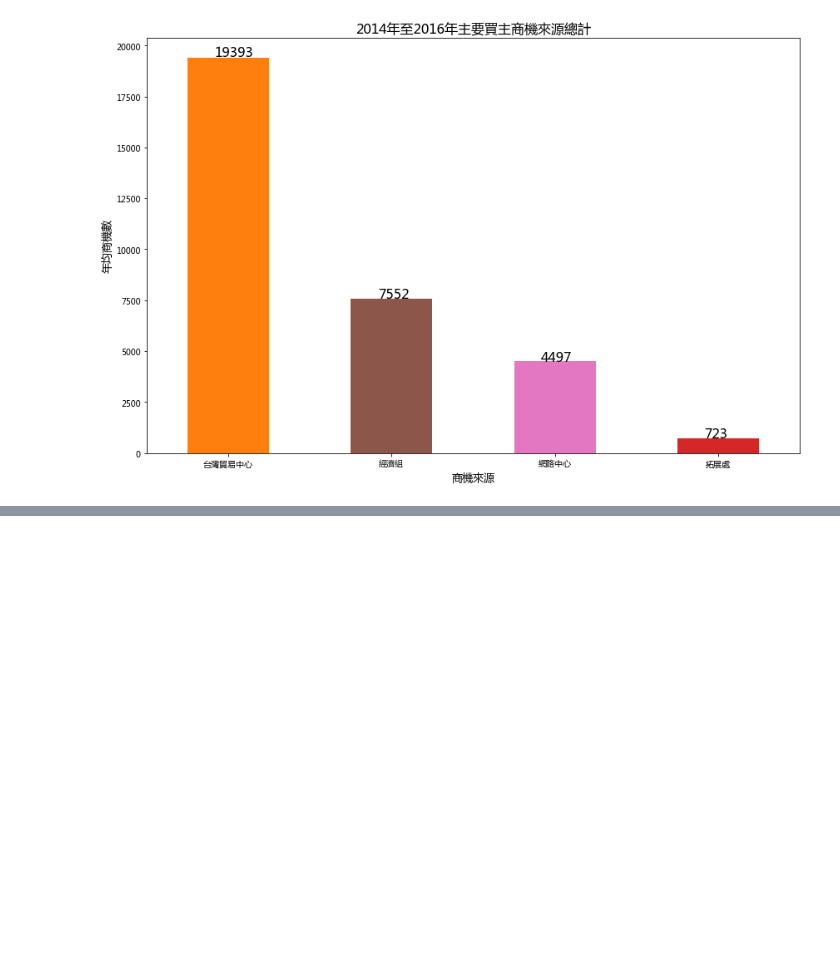
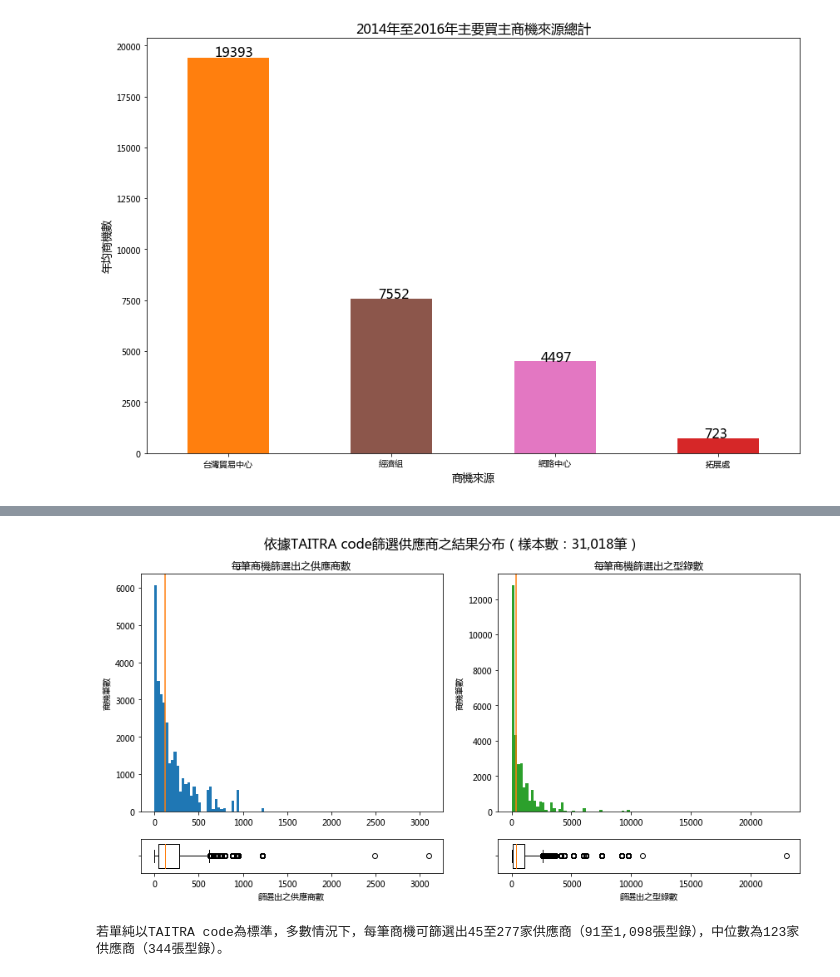
Before and after one commit to lincht/TradeModel, a Jupyter notebook: system/inquiry_eda.ipynb, the cells around one changed output, grey strips where cells are left out. Saved outputs shown, nothing was run; the diff lists cells and outputs as text; code cells hidden in the pictures; blank space fills up the shorter version.

Commit message:
Add query result distribution

```diff
--- a/system/inquiry_eda.ipynb
+++ b/system/inquiry_eda.ipynb
@@ -1,7 +1,9 @@
 # %%
 import pandas as pd
+import numpy as np
 
 path = 'C:/Users/2093/Desktop/Data Center/03. Data/05. TAITRA/FCRM/data/'
+output_path = 'C:/Users/2093/Desktop/Data Center/10. 商機媒合/'
 df = pd.read_csv(path + 'inquiry_utf8.csv')
 
 def parse_date_column(s):
@@ -161,0 +133,16 @@ plt.show()
+# %%
+ctlg = pd.read_csv('C:/Users/2093/Desktop/Data Center/03. Data/05. TAITRA/TT/processed_ctlg.csv',
+                   encoding='utf-8', parse_dates=['mod_date'])
+ctlg['code_val'] = ctlg['code_val'].astype(str).str.zfill(6).astype('category')
+# %%
+%%time
+
+def get_matches_by_code(code):
+    items = ctlg[ctlg['code_val'].str.contains(r'^' + code, na=False)]
+    n_supp = items['ban'].nunique()
+    return len(items), n_supp
+
+inq16 = df[df['creation_date'].dt.year == 2016]
+match_dist = [get_matches_by_code(c) for c in inq16['code_val']]
+item_dist = [i for i, s in match_dist]
+supp_dist = [s for i, s in match_dist]
@@ -161,0 +151,40 @@ plt.show()
+# %%
+from matplotlib import gridspec
+
+plt.figure(figsize=(12, 6))
+gs = gridspec.GridSpec(2, 2, height_ratios=[7, 1])
+plt.suptitle('依據TAITRA code篩選供應商之結果分布（樣本數：{:,}筆）'
+             .format(len(inq16)), fontsize=16, y=1.04)
+
+plt.subplot(gs[0])
+plt.hist(supp_dist, bins=100)
+plt.axvline(x=np.median(supp_dist), color='C1')
+plt.title('每筆商機篩選出之供應商數')
+plt.ylabel('商機筆數')
+
+plt.subplot(gs[1])
+plt.hist(item_dist, bins=100, color='C2')
+plt.axvline(x=np.median(item_dist), color='C1')
+plt.title('每筆商機篩選出之型錄數')
+plt.ylabel('商機筆數')
+
+plt.subplot(gs[2])
+plt.boxplot(supp_dist, vert=False, widths=0.7, labels=' ')
+plt.xlabel('篩選出之供應商數')
+
+plt.subplot(gs[3])
+plt.boxplot(item_dist, vert=False, widths=0.7, labels=' ')
+plt.xlabel('篩選出之型錄數')
+
+plt.tight_layout()
+plt.savefig(output_path + 'supp_match_distribution.jpg', dpi=300, bbox_inches='tight')
+plt.show()
+
+print('若單純以TAITRA code為標準，多數情況下，每筆商機可篩選出{:.0f}至{:.0f}家供應商\
+（{:.0f}至{:,.0f}張型錄），中位數為{:.0f}家供應商（{:.0f}張型錄）。'
+      .format(np.percentile(supp_dist, 25), np.percentile(supp_dist, 75),
+              np.percentile(item_dist, 25), np.percentile(item_dist, 75),
+              np.median(supp_dist), round(np.median(item_dist))))
+# %% [output]
+[figure, added]
+若單純以TAITRA code為標準，多數情況下，每筆商機可篩選出45至277家供應商（91至1,098張型錄），中位數為123家供應商（344張型錄）。
```
Also changed, not shown: parts of 7 cells of this notebook.
